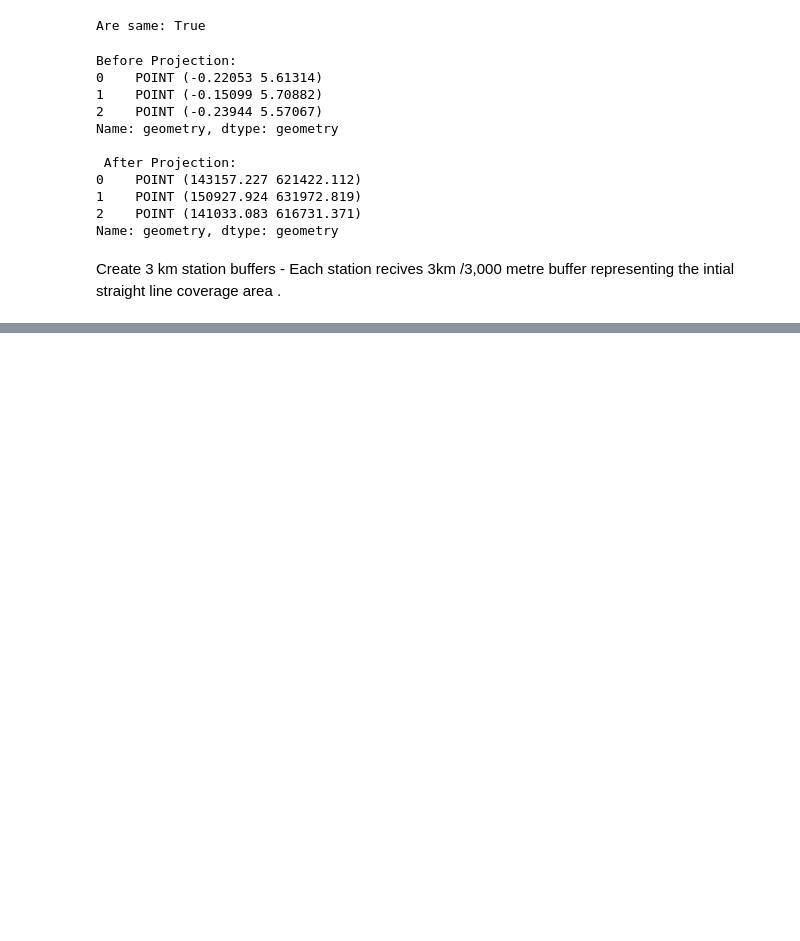
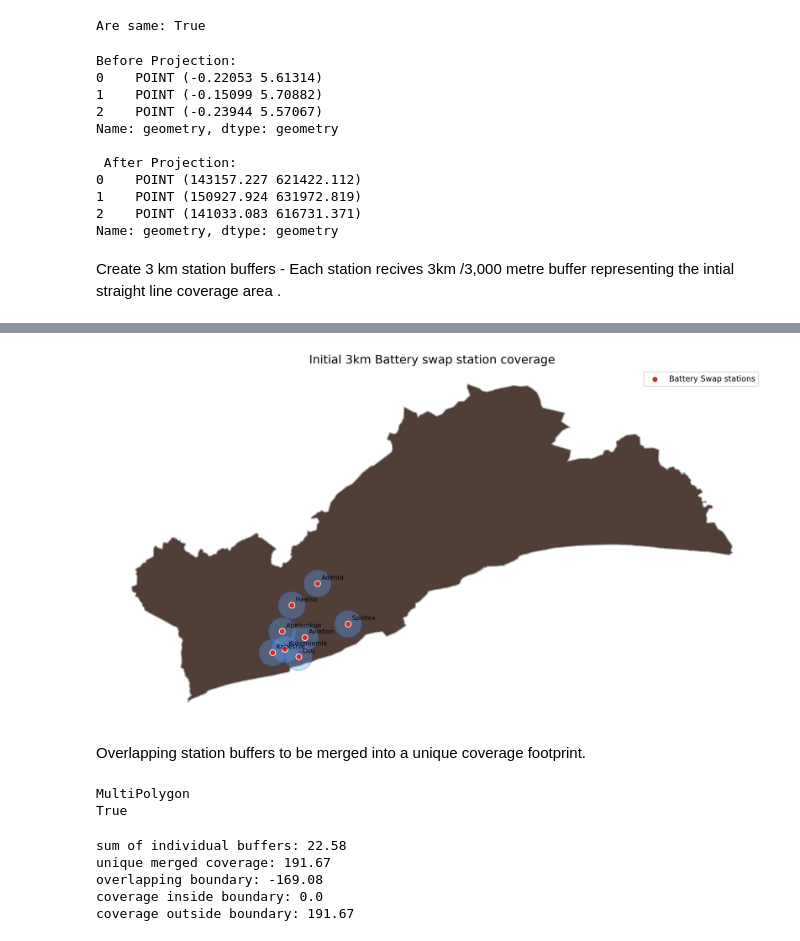
Before and after one commit to manafosman-dev/accra_ev_swap_coverage_analysis, a Jupyter notebook: notebooks/02_coverage_analysis.ipynb, the cells around one changed output, grey strips where cells are left out. Drawn from its saved outputs; the diff is of its cells as text; code cells hidden in the pictures; blank space fills up the shorter version.

Commit message:
Clipping of overlapping buffers

```diff
--- a/notebooks/02_coverage_analysis.ipynb
+++ b/notebooks/02_coverage_analysis.ipynb
@@ -96,0 +109,29 @@ coverage_buffers["buffer_area_km2"] = (coverage_buffers.geometry.area/ 1_000_000
+# %%
+#Plotting of buffers coverage
+
+fig,ax = plt.subplots(figsize=(12,10),dpi=300)
+study_boundary_projected.plot( ax=ax,facecolor="#503E37",edgecolor="#a6a4a5",linewidth=1.2,zorder=1,)
+
+coverage_buffers.plot(ax=ax,facecolor="#60a5fa",edgecolor="#1d4ed8",alpha=0.35,linewidth=1,zorder=2,)
+stations_projected.plot(ax=ax,color="#dc2626",edgecolor="white",markersize=55,label="Battery Swap stations",zorder=3,)
+
+for _,station in stations_projected.iterrows():
+    ax.annotate(text=station["station_area"],xy=(station.geometry.x,station.geometry.y,),
+                xytext=(5,5),textcoords="offset points",fontsize=8,zorder=4)
+ax.set_title("Initial 3km Battery swap station coverage",fontsize=15,)
+ax.legend()
+ax.set_axis_off()
+plt.tight_layout()
+plt.show()
+# %% [output]
+[figure, added]
+# %% [markdown]
+Overlapping station buffers to be merged into a unique coverage footprint.
+# %%
+merged_coverage_geometry = (coverage_buffers.geometry.union_all())
+
+print(merged_coverage_geometry.geom_type,)
+print(merged_coverage_geometry.is_valid,)
+# %% [output]
+MultiPolygon
+True
@@ -96,0 +155,12 @@ coverage_buffers["buffer_area_km2"] = (coverage_buffers.geometry.area/ 1_000_000
+# %%
+print("sum of individual buffers:",round(individual_area_km2,2))
+print("unique merged coverage:",round(merged_area_km2,2))
+print("overlapping boundary:",round(overlap_area_km2,2))
+print("coverage inside boundary:",round(clipped_area_km2,2))
+print("coverage outside boundary:",round(outside_boundary_area_km2,2))
+# %% [output]
+sum of individual buffers: 22.58
+unique merged coverage: 191.67
+overlapping boundary: -169.08
+coverage inside boundary: 0.0
+coverage outside boundary: 191.67
```
Also changed, not shown: parts of 6 cells of this notebook.
